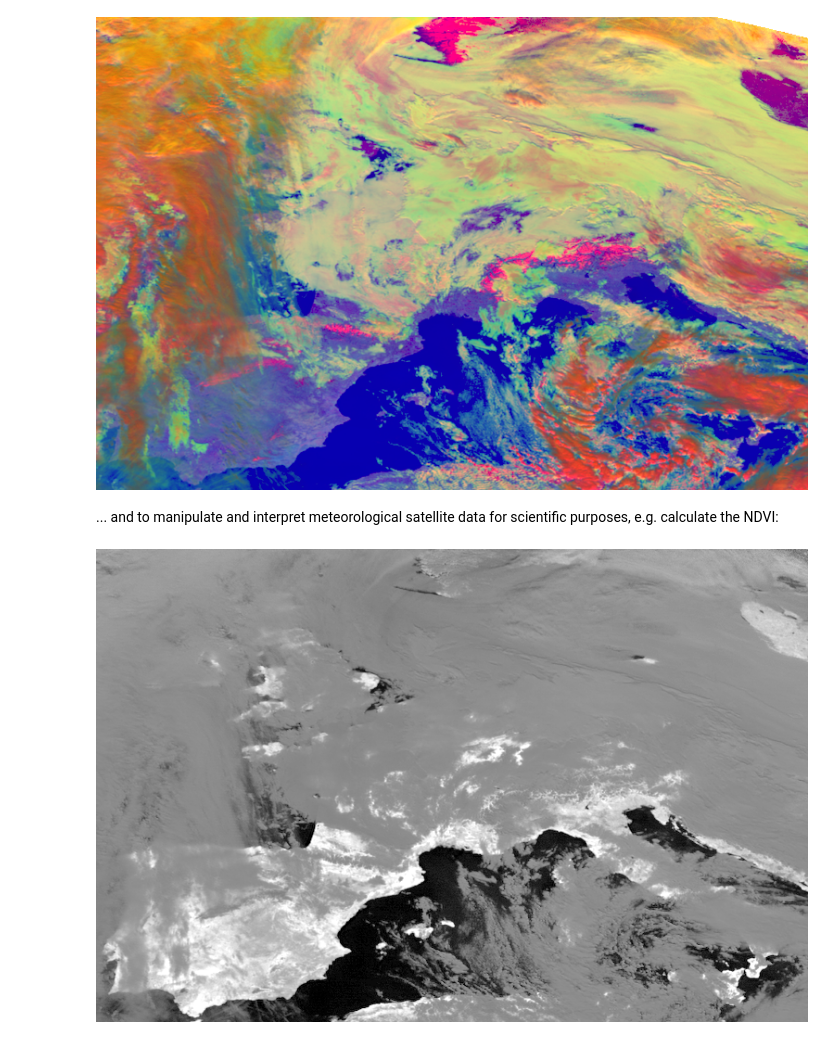
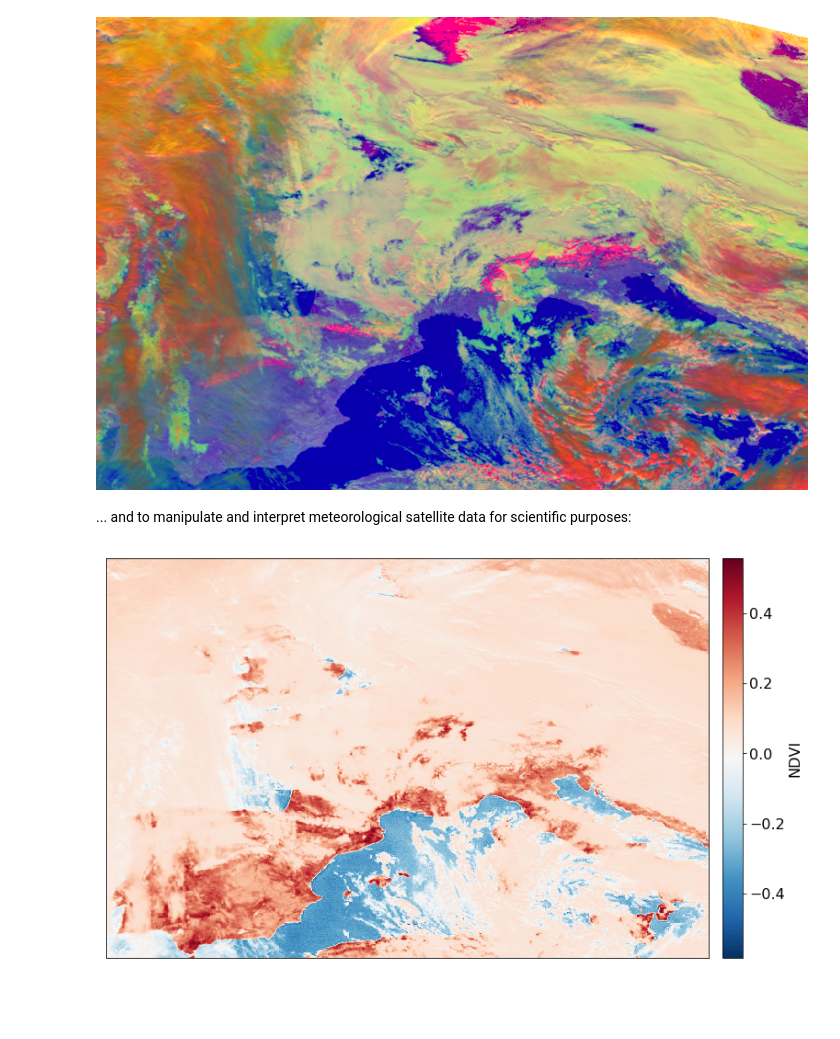
Before and after one commit to python-kurs/sommersemester_2019, a Jupyter notebook: content/motivation.ipynb, the cells around one changed output. Drawn from its saved outputs; the diff is of its cells as text; code cells hidden in the pictures; blank space fills up the shorter version.

```diff
--- a/content/motivation.ipynb
+++ b/content/motivation.ipynb
@@ -180,9 +172,15 @@ scn.show("day_microphysics")
 # %% [output]
 [figure]
 # %% [markdown]
-... and to manipulate and interpret meteorological satellite data for scientific purposes, e.g. calculate the NDVI:
+... and to manipulate and interpret meteorological satellite data for scientific purposes:
 # %%
+plt.figure(figsize=(14,8))
 scn["ndvi"] = (scn[0.8] - scn[0.6]) / (scn[0.8] + scn[0.6])[100:-100,100:-100]
-scn.show("ndvi")
+im = plt.imshow(np.array(scn["ndvi"].data),cmap="RdBu_r")
+cb = plt.colorbar(im,fraction=0.046, pad=0.02)
+cb.set_label("NDVI")
+plt.xticks([])
+plt.yticks([])
+plt.show()
 # %% [output]
-[figure, old version]
+[figure, new version]
```
Also changed, not shown: parts of 1 cell of this notebook.
